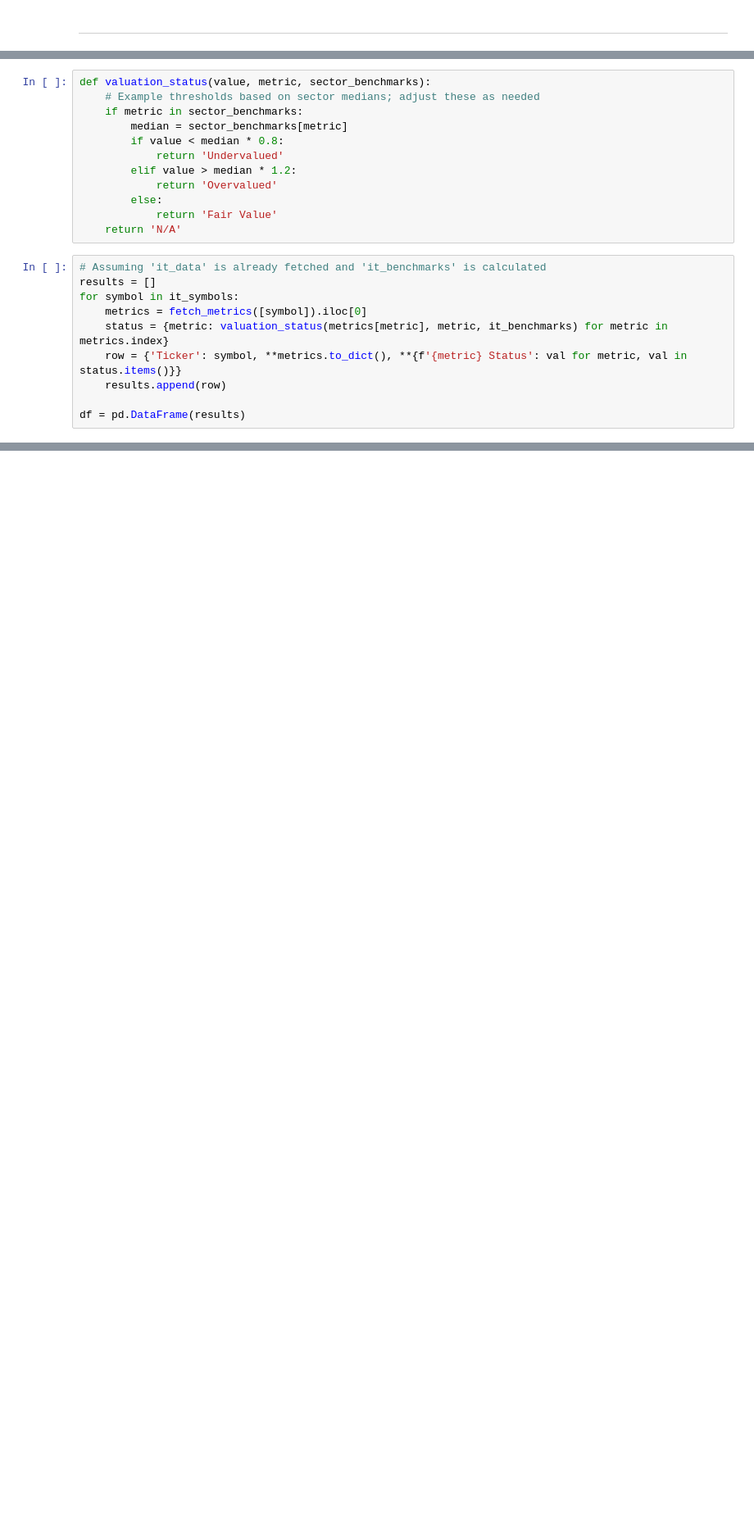
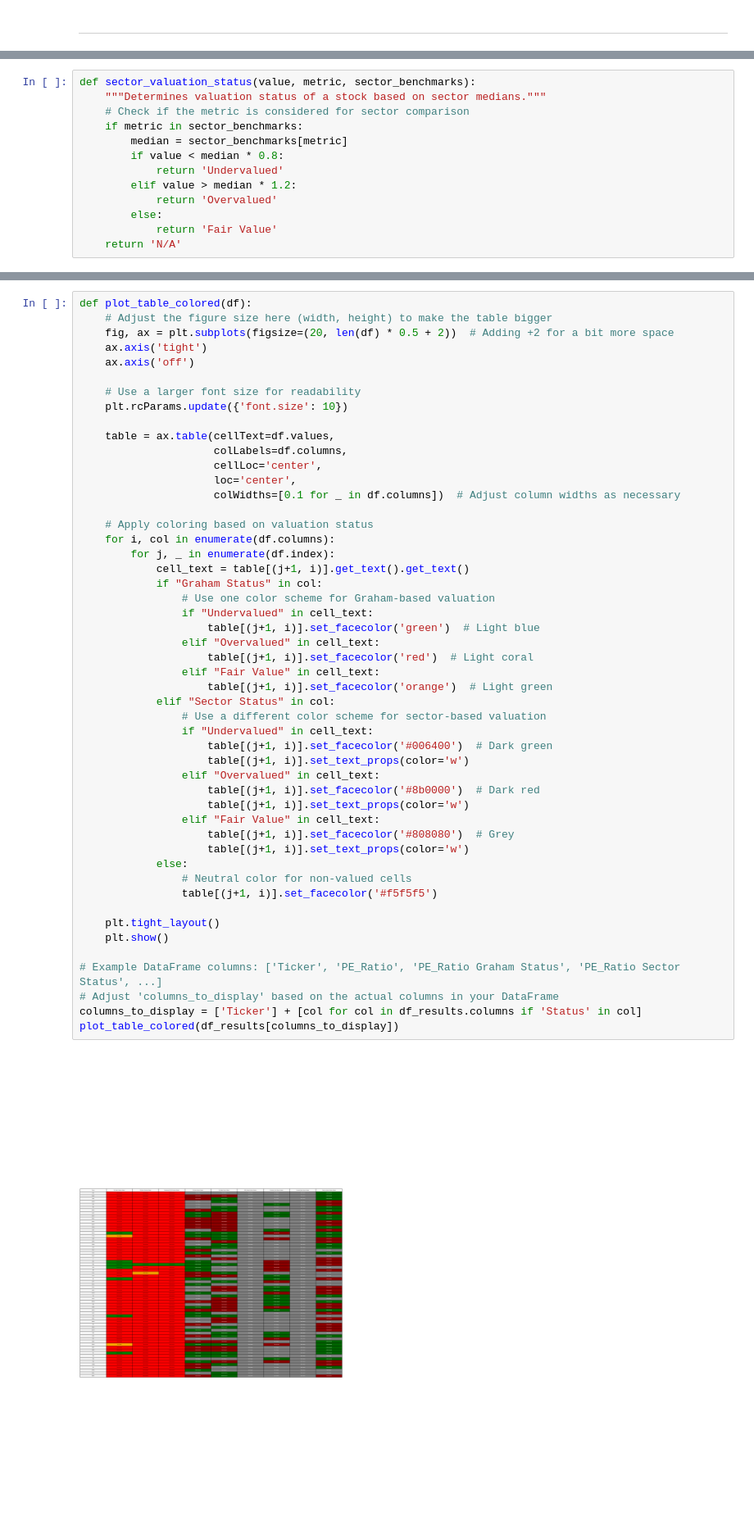
Before and after one commit to guner-aygin/Stock_Valuation, a Jupyter notebook: Stock_Valuation.ipynb, the cells around one changed output, grey strips where cells are left out. Shown at 82% size. Drawn from its saved outputs; the diff is of its cells as text; blank space fills up the shorter version.

```diff
--- a/Stock_Valuation.ipynb
+++ b/Stock_Valuation.ipynb
@@ -113,6 +154,7 @@ Dividend_Yield: Stock = 0.01, S&P 500 Median = 0.02, Sector Median = 0.02
 # %%
-def valuation_status(value, metric, sector_benchmarks):
-    # Example thresholds based on sector medians; adjust these as needed
+def sector_valuation_status(value, metric, sector_benchmarks):
+    """Determines valuation status of a stock based on sector medians."""
+    # Check if the metric is considered for sector comparison
     if metric in sector_benchmarks:
         median = sector_benchmarks[metric]
         if value < median * 0.8:
@@ -122,13 +164,3 @@ def valuation_status(value, metric, sector_benchmarks):
         else:
             return 'Fair Value'
     return 'N/A'
-# %%
-# Assuming 'it_data' is already fetched and 'it_benchmarks' is calculated
-results = []
-for symbol in it_symbols:
-    metrics = fetch_metrics([symbol]).iloc[0]
-    status = {metric: valuation_status(metrics[metric], metric, it_benchmarks) for metric in metrics.index}
-    row = {'Ticker': symbol, **metrics.to_dict(), **{f'{metric} Status': val for metric, val in status.items()}}
-    results.append(row)
-
-df = pd.DataFrame(results)
@@ -161,0 +226,52 @@ plot_table_colored(df[['Ticker', 'PE_Ratio', 'PE_Ratio Status', 'PB_Ratio', 'PB_
+# %%
+def plot_table_colored(df):
+    # Adjust the figure size here (width, height) to make the table bigger
+    fig, ax = plt.subplots(figsize=(20, len(df) * 0.5 + 2))  # Adding +2 for a bit more space
+    ax.axis('tight')
+    ax.axis('off')
+
+    # Use a larger font size for readability
+    plt.rcParams.update({'font.size': 10})
+
+    table = ax.table(cellText=df.values,
+                     colLabels=df.columns,
+                     cellLoc='center',
+                     loc='center',
+                     colWidths=[0.1 for _ in df.columns])  # Adjust column widths as necessary
+
+    # Apply coloring based on valuation status
+    for i, col in enumerate(df.columns):
+        for j, _ in enumerate(df.index):
+            cell_text = table[(j+1, i)].get_text().get_text()
+            if "Graham Status" in col:
+                # Use one color scheme for Graham-based valuation
+                if "Undervalued" in cell_text:
+                    table[(j+1, i)].set_facecolor('green')  # Light blue
+                elif "Overvalued" in cell_text:
+                    table[(j+1, i)].set_facecolor('red')  # Light coral
+                elif "Fair Value" in cell_text:
+                    table[(j+1, i)].set_facecolor('orange')  # Light green
+            elif "Sector Status" in col:
+                # Use a different color scheme for sector-based valuation
+                if "Undervalued" in cell_text:
+                    table[(j+1, i)].set_facecolor('#006400')  # Dark green
+                    table[(j+1, i)].set_text_props(color='w')
+                elif "Overvalued" in cell_text:
+                    table[(j+1, i)].set_facecolor('#8b0000')  # Dark red
+                    table[(j+1, i)].set_text_props(color='w')
+                elif "Fair Value" in cell_text:
+                    table[(j+1, i)].set_facecolor('#808080')  # Grey
+                    table[(j+1, i)].set_text_props(color='w')
+            else:
+                # Neutral color for non-valued cells
+                table[(j+1, i)].set_facecolor('#f5f5f5')
+
+    plt.tight_layout()
+    plt.show()
+
+# Example DataFrame columns: ['Ticker', 'PE_Ratio', 'PE_Ratio Graham Status', 'PE_Ratio Sector Status', ...]
+# Adjust 'columns_to_display' based on the actual columns in your DataFrame
+columns_to_display = ['Ticker'] + [col for col in df_results.columns if 'Status' in col]
+plot_table_colored(df_results[columns_to_display])
+# %% [output]
+[figure, added]
```
Also changed, not shown: parts of 8 cells of this notebook.
